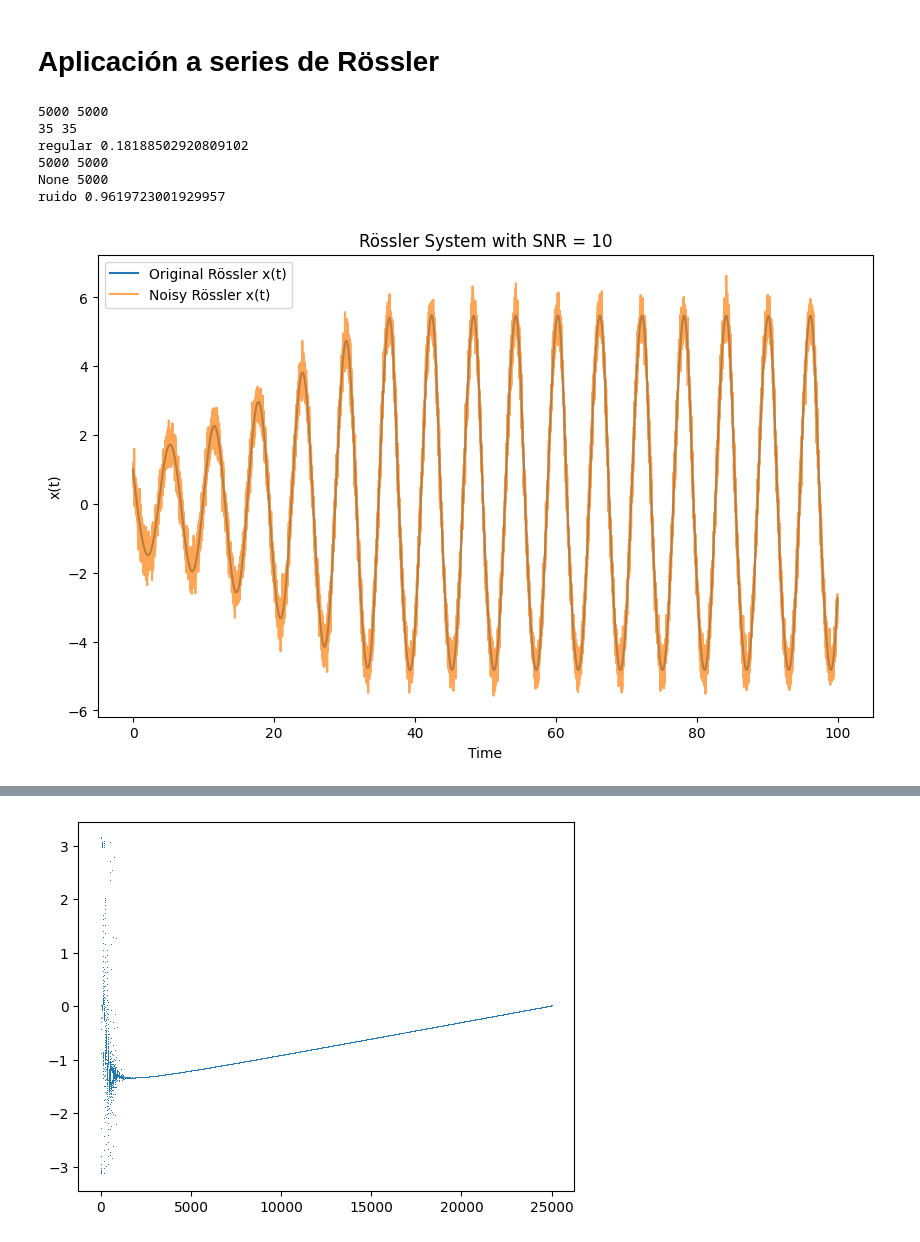
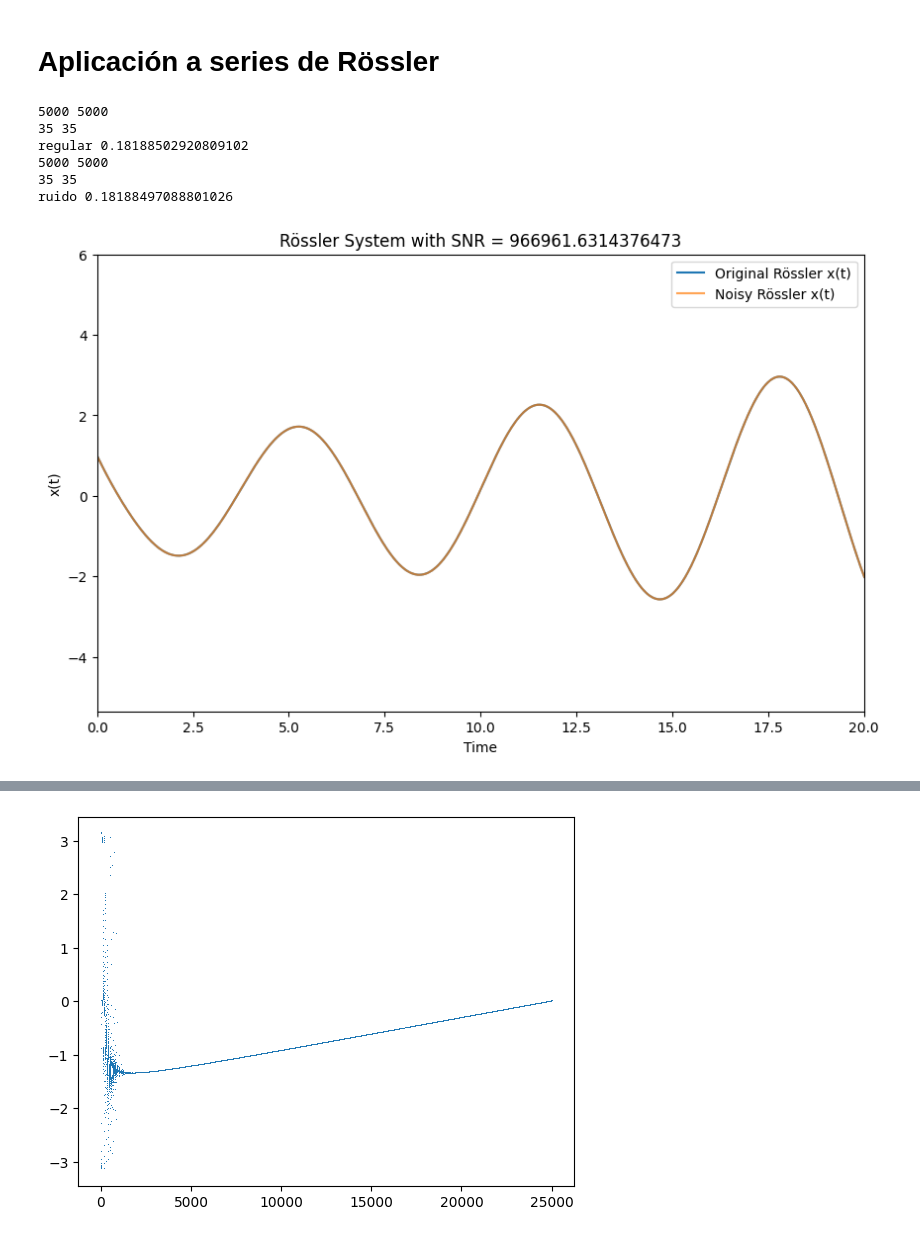
Before and after one commit to EduardoGarcia528/Tesis, a Jupyter notebook: brownian bridge.ipynb, the cells around one changed output, grey strips where cells are left out. Drawn from its saved outputs; the diff is of its cells as text; code cells hidden in the pictures.

```diff
--- a/brownian bridge.ipynb
+++ b/brownian bridge.ipynb
@@ -145,6 +145,12 @@ def rossler_system(t, state, a=0.1, b=0.1, c=3):
     dzdt = b + z * (x - c)
     return [dxdt, dydt, dzdt]
 
+def generar_uniforme_centrada(n, varianza):
+    # Calcular el límite superior e inferior de la distribución uniforme
+    limite = np.sqrt(varianza)
+    # Generar n números aleatorios con distribución uniforme entre -limite y limite
+    return np.random.uniform(-limite, limite, n)
+
 def simulate_rossler_with_noise(duration, dt, snr, initial_state=[1, 1, 1]):
     # Time vector
     t = np.arange(0, duration, dt)
@@ -152,49 +158,39 @@ def simulate_rossler_with_noise(duration, dt, snr, initial_state=[1, 1, 1]):
     # Solve Rössler system
     sol = solve_ivp(rossler_system, [0, duration], initial_state, t_eval=t, method='RK45')
     x, y, z = sol.y
 
-    # Compute the standard deviation of the signal
-    sigma_signal = np.std(x)
-
-    # Calculate the standard deviation of the noise based on the desired SNR
-    sigma_noise = sigma_signal / snr
-
     # Generate white noise
-    noise = np.random.normal(0, sigma_noise, size=len(x))
+    noise = generar_uniforme_centrada(len(x), 0.00001)
 
     # Add noise to the x-component of the system
     x_noisy = x + noise
 
     return t, x, x_noisy, noise
-
-# Parameters
-duration = 100   # total duration of the simulation
-dt = 0.01        # time step
-snr = 10          # signal-to-noise ratio
 
 # Simulate
 t, x, x_noisy, noise = simulate_rossler_with_noise(duration, dt, snr)
 
 print('regular', J_univariante(x,1,True))
 print('ruido', J_univariante(x_noisy,1,True))
 
 # Plot the results
 plt.figure(figsize=(10, 6))
 plt.plot(t, x, label='Original Rössler x(t)', linewidth=1.5)
 plt.plot(t, x_noisy, label='Noisy Rössler x(t)', alpha=0.7)
 plt.xlabel('Time')
 plt.ylabel('x(t)')
-plt.title(f'Rössler System with SNR = {snr}')
+plt.xlim(0,20)
+plt.title(f'Rössler System with SNR = {np.std(x)/np.var(noise)}')
 plt.legend()
 plt.show()
 # %% [output]
 5000 5000
 35 35
 regular 0.18188502920809102
 5000 5000
-None 5000
-ruido 0.9619723001929957
+35 35
+ruido 0.18188497088801026
-[figure, old version]
+[figure, new version]
 # %%
 """Mapeo Logístico"""
 def Logistic_map(x0, r, n):
```
Also changed, not shown: parts of 2 cells of this notebook, 19 other files.
